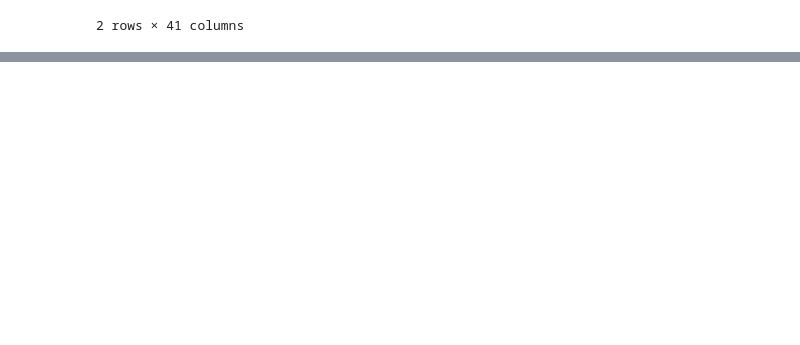
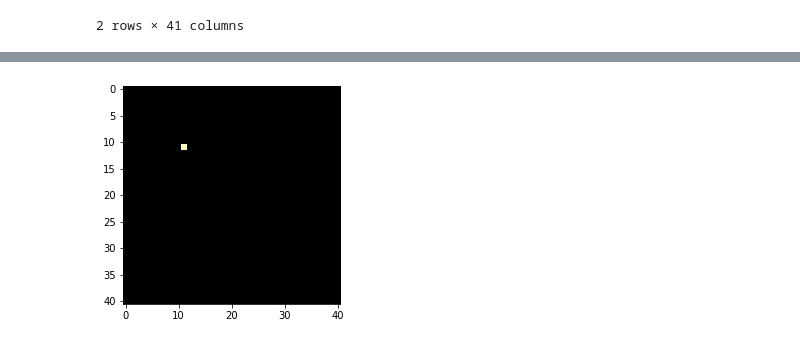
Before and after one commit to PrasannS/WeldingAnalysis, a Jupyter notebook: analysis.ipynb, the cells around one changed output, grey strips where cells are left out. Saved outputs shown, nothing was run; the diff lists cells and outputs as text; code cells hidden in the pictures; blank space fills up the shorter version.

```diff
--- a/analysis.ipynb
+++ b/analysis.ipynb
@@ -13,5 +17,0 @@ import scipy.stats as scs
-# %%
-df = pd.read_csv('data/combined_data/200124_final_data.csv')
-df = df.drop(columns={'Unnamed: 0'})
-print(df.head())
-print(df.shape)
@@ -586,7 +568,7 @@ get_corrs(df, stests.ztest, 0)
 def run_on_df(df, f):
     a = pd.DataFrame()
     for c in df.columns:
-        a[c] = f(df[c],np.mean(0))
+        a[c] = f(df[c],0)
     return a
 # %%
 run_on_df(df, ttest_1samp)
@@ -618,0 +580,3 @@ df.cov()
+# %%
+cov = df.cov()
+get_heatmap(cov)
@@ -640,0 +626,5 @@ df
+# %%
+fig, ax = plt.subplots()
+im = ax.imshow(cov.pow(3), cmap='magma')
+# %% [output]
+[figure, added]
```
Also changed, not shown: parts of 10 cells of this notebook.
